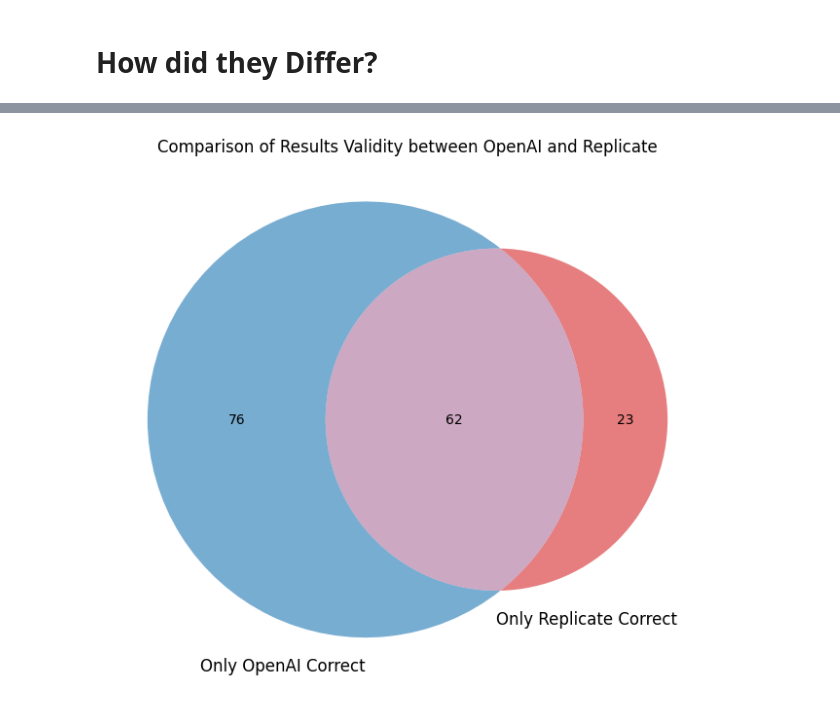
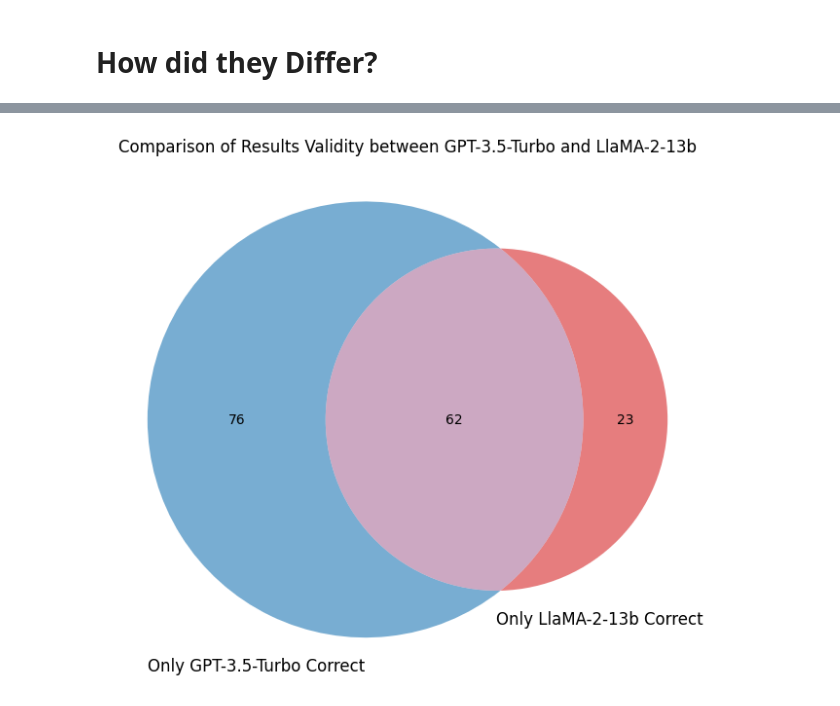
Before and after one commit to denverbaumgartner/autoSQL, a Jupyter notebook: autoSQL/autosql/eval/eval.ipynb, the cells around one changed output, grey strips where cells are left out. Drawn from its saved outputs; the diff is of its cells as text; code cells hidden in the pictures.

```diff
--- a/autoSQL/autosql/eval/eval.ipynb
+++ b/autoSQL/autosql/eval/eval.ipynb
@@ -219,16 +219,16 @@ openai_invalid_replicate_invalid = inference_data.filter(lambda x: x["openai_cor
 # %%
 openai_right_replicate_wrong = openai_valid_replicate_invalid.num_rows
 replicate_right_openai_wrong = replicate_valid_openai_invalid.num_rows
 both_wrong = openai_invalid_replicate_invalid.num_rows
 
 # Plotting the Venn diagram
 plt.figure(figsize=(8,8))
 venn2(subsets = (openai_right_replicate_wrong, replicate_right_openai_wrong, both_wrong),
-      set_labels = ('Only OpenAI Correct', 'Only Replicate Correct'),
+      set_labels = ('Only GPT-3.5-Turbo Correct', 'Only LlaMA-2-13b Correct'),
       set_colors=('tab:blue', 'tab:red'),
       alpha=0.6)
 
-plt.title("Comparison of Results Validity between OpenAI and Replicate")
+plt.title("Comparison of Results Validity between GPT-3.5-Turbo and LlaMA-2-13b")
 plt.show()
 # %% [output]
-[figure, old version]
+[figure, new version]
```
Also changed, not shown: parts of 2 cells of this notebook.
